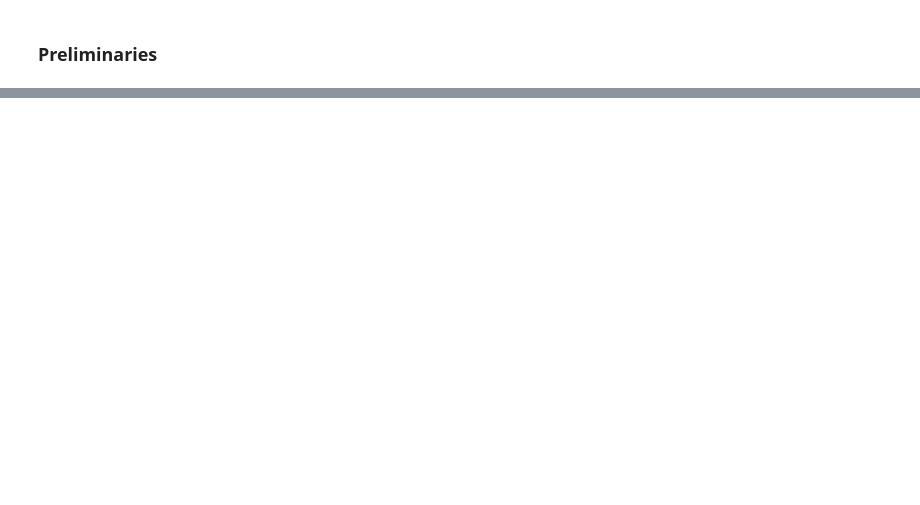
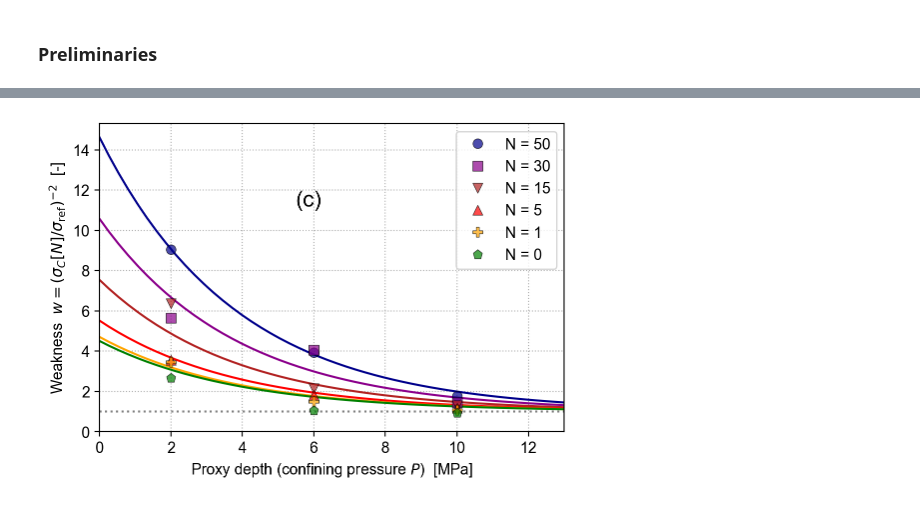
Before and after one commit to cstarkjp/WMBE, a Jupyter notebook: notebooks/Data.ipynb, the cells around one changed output, grey strips where cells are left out. Saved outputs shown, nothing was run; the diff lists cells and outputs as text; code cells hidden in the pictures; blank space fills up the shorter version.

```diff
--- a/notebooks/Data.ipynb
+++ b/notebooks/Data.ipynb
@@ -119,0 +89,7 @@ AttributeError: 'NoneType' object has no attribute 'savefig'
+# %%
+li_data.fit_weathering_model("li","w_sigma2")
+# %%
+name = "li_w_P"
+viz.li_w_P(name, ed=li_data, text_label=((0.45,0.75),"(c)",16),)
+# %% [output]
+[figure, added]
```
Also changed, not shown: parts of 35 cells of this notebook, 5 other files.
